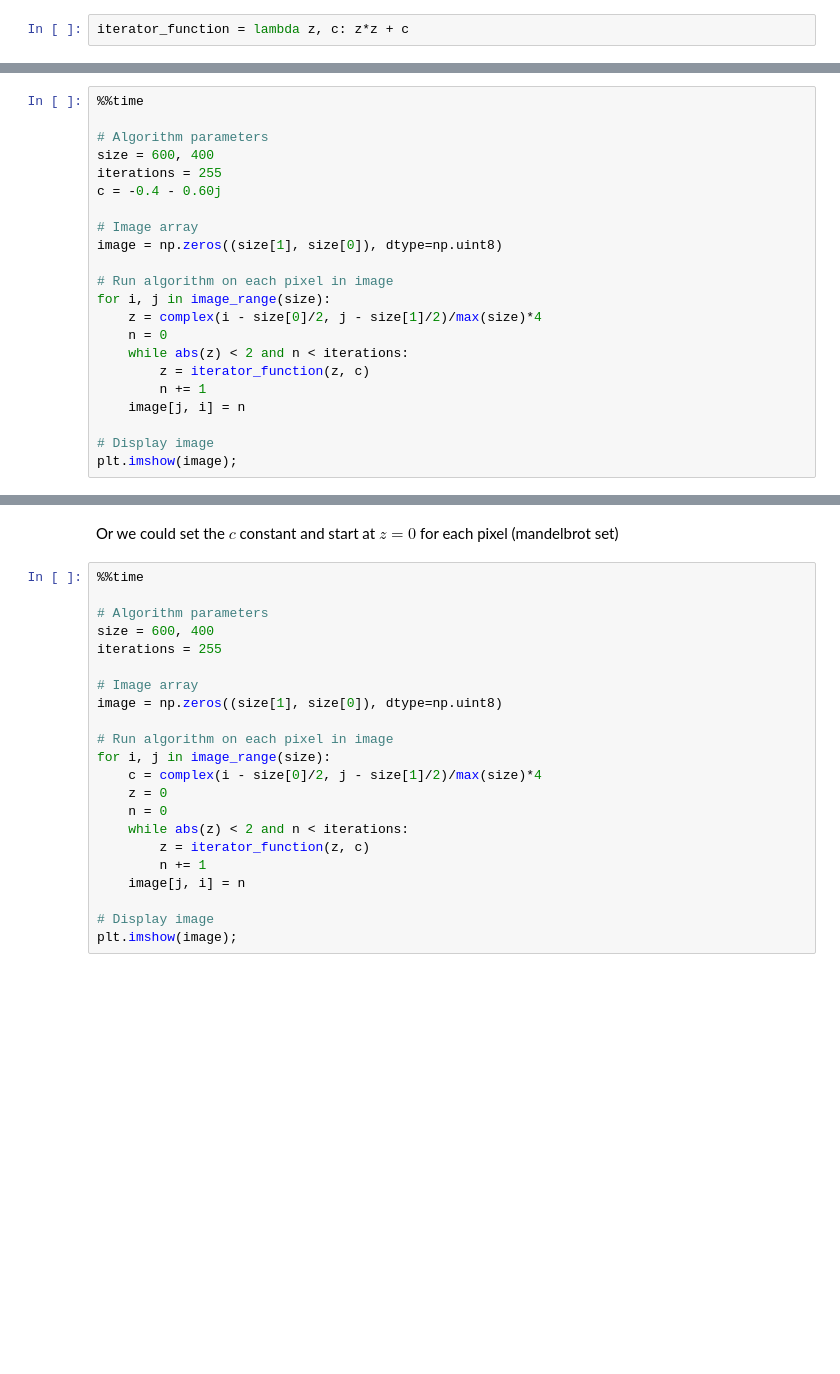
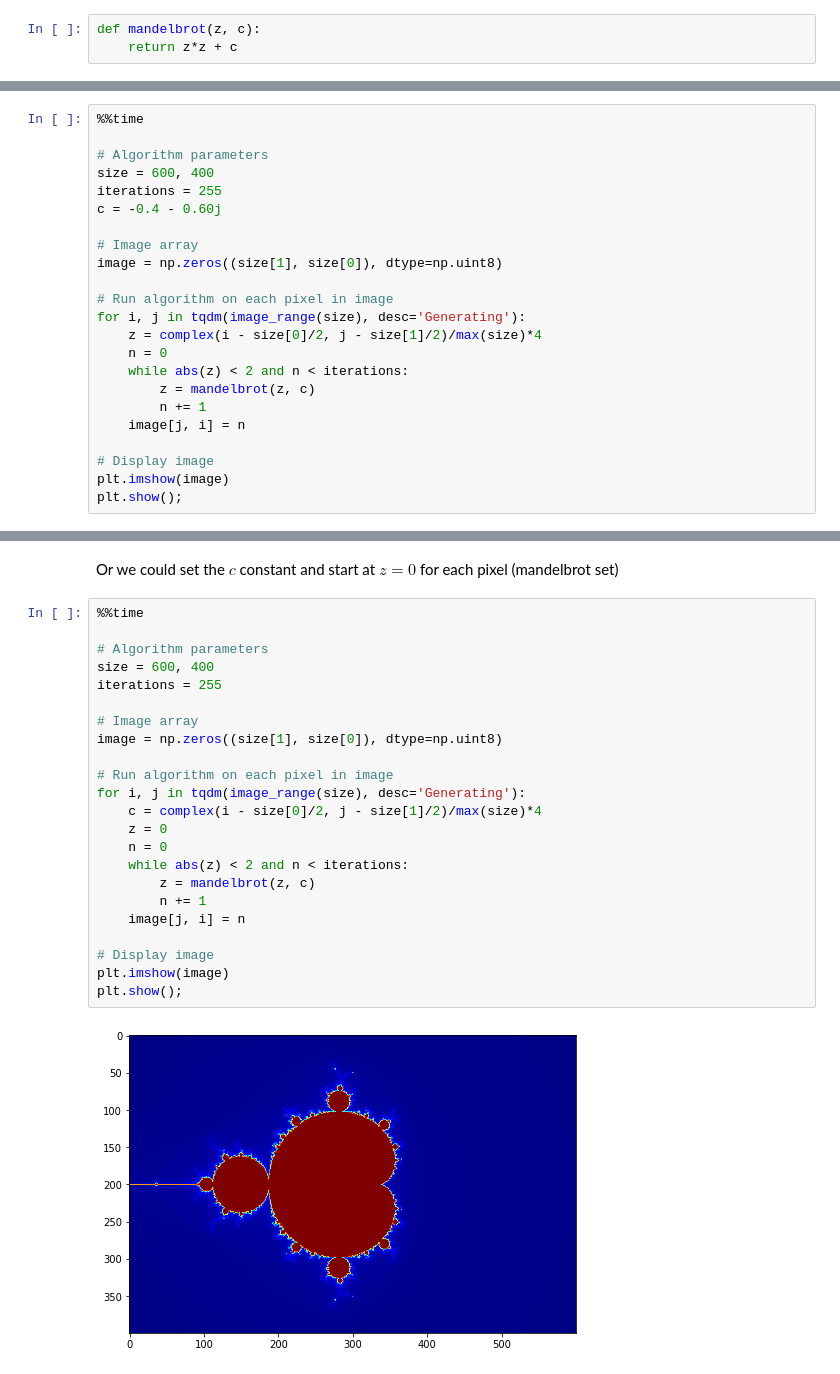
Before and after one commit to andydevs/andys-notebook, a Jupyter notebook: exploring-fractals.ipynb, the cells around one changed output, grey strips where cells are left out. Drawn from its saved outputs; the diff is of its cells as text; blank space fills up the shorter version.

```diff
--- a/exploring-fractals.ipynb
+++ b/exploring-fractals.ipynb
@@ -28,7 +50,8 @@ $$
 z_{n+1} = z_n^2 + c
 $$
 # %%
-iterator_function = lambda z, c: z*z + c
+def mandelbrot(z, c):
+    return z*z + c
 # %% [markdown]
 The we could set the initial $z$ parameter for each pixel and fix $c$ as a constant ("julia set" fractal, what I'm calling it)
 # %%
@@ -43,14 +66,15 @@ c = -0.4 - 0.60j
 image = np.zeros((size[1], size[0]), dtype=np.uint8)
 
 # Run algorithm on each pixel in image
-for i, j in image_range(size):
+for i, j in tqdm(image_range(size), desc='Generating'):
     z = complex(i - size[0]/2, j - size[1]/2)/max(size)*4
     n = 0
     while abs(z) < 2 and n < iterations:
-        z = iterator_function(z, c)
+        z = mandelbrot(z, c)
         n += 1
     image[j, i] = n
 
 # Display image
-plt.imshow(image);
+plt.imshow(image)
+plt.show();
 # %% [output]
@@ -63,23 +86,25 @@ Or we could set the $c$ constant and start at $z = 0$ for each pixel (mandelbrot
 # %%
 %%time
 
 # Algorithm parameters
 size = 600, 400
 iterations = 255
 
 # Image array
 image = np.zeros((size[1], size[0]), dtype=np.uint8)
 
 # Run algorithm on each pixel in image
-for i, j in image_range(size):
+for i, j in tqdm(image_range(size), desc='Generating'):
     c = complex(i - size[0]/2, j - size[1]/2)/max(size)*4
     z = 0
     n = 0
     while abs(z) < 2 and n < iterations:
-        z = iterator_function(z, c)
+        z = mandelbrot(z, c)
         n += 1
     image[j, i] = n
 
 # Display image
-plt.imshow(image);
+plt.imshow(image)
+plt.show();
 # %% [output]
+[figure]
```
Also changed, not shown: parts of 13 cells of this notebook.
